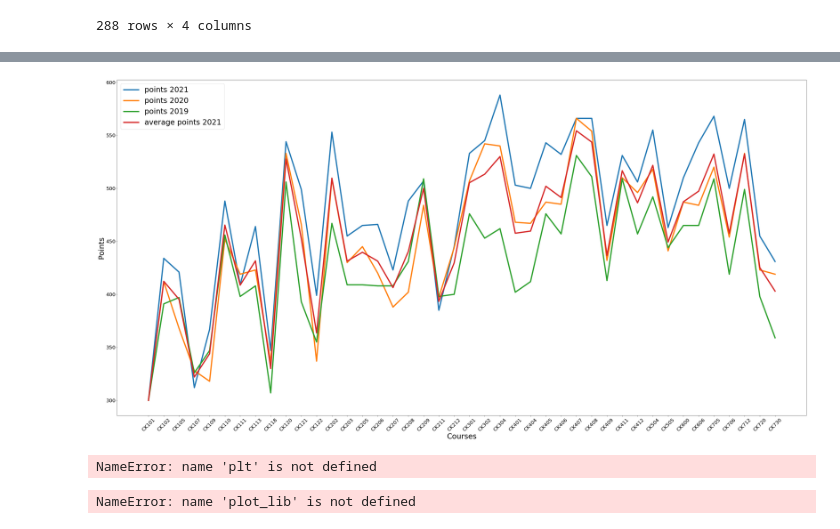
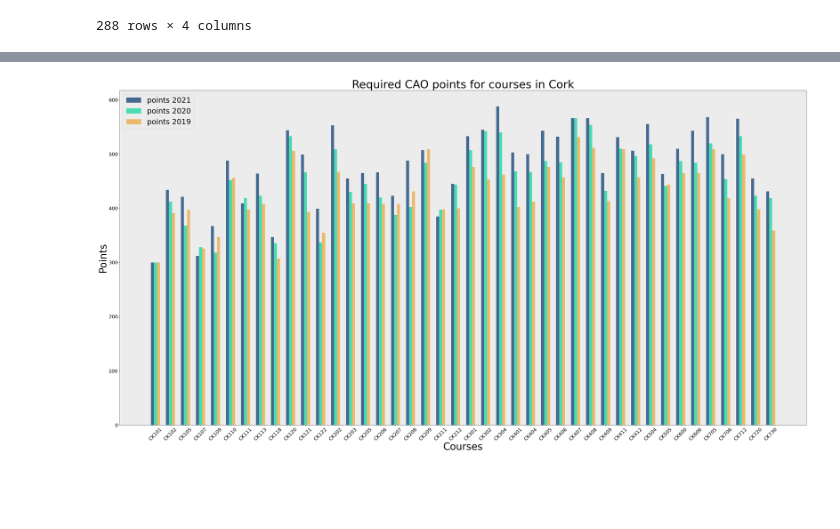
Before and after one commit to Trishmcc/Fundamentals-of-Data-Analytics, a Jupyter notebook: cao-points-analysis.ipynb, the cells around one changed output, grey strips where cells are left out. Cells and saved outputs as stored; diff of their text form; code cells hidden in the pictures; blank space fills up the shorter version.

```diff
--- a/cao-points-analysis.ipynb
+++ b/cao-points-analysis.ipynb
@@ -647,38 +671,29 @@ dublincity_courses = allcourses[allcourses.index.str.match('DC')]
 galway_courses = allcourses[allcourses.index.str.match('GA')]
 trinity_courses = allcourses[allcourses.index.str.match('TR')]
 unicollegedublin_courses = allcourses[allcourses.index.str.match('DN')]
-# %%
-plt.rcParams["figure.figsize"] = (50,25)
-plt.plot(cork_courses['points_r1_2021'], label = "points 2021", linewidth=5)
-plt.plot(cork_courses['points_r1_2020'], label = "points 2020", linewidth=5)
-plt.plot(cork_courses['points_r1_2019'], label = "points 2019", linewidth=5)
-plt.plot(cork_courses[['points_r1_2021','points_r1_2020','points_r1_2019']].mean(axis=1), label = "average points 2021", linewidth=5)
-plt.xlabel("Courses", fontsize=30)
-plt.ylabel("Points", fontsize=30)
-plt.xticks(fontsize=20, rotation=45)
-plt.yticks(fontsize=20)
-plt.legend(fontsize=30)
-plt.show()
-# %% [output]
-[figure, removed]
-# %%
-# Creating the histogram for each variable
-
-plt.plot.figure(figsize=(10,6))
-plt.plot.title("Histogram Plot")
-plt.plot.hist(df2019_r1.points,bins=10, color="blue", label="Histogram Series")
-plt.plot.xlabel("bins")
-plt.plot.ylabel("points")
-plt.plot.legend(loc="best")
-plt.plot.show()
-plt.plot.savefig("points.png")
-# %% [output]
-NameError: name 'plt' is not defined
-# %%
-plot_lib.xlabel("bins")
-plot_lib.ylabel(y_label)
-plot_lib.legend(loc="best")
-plot_lib.show()
-plot_lib.savefig(image_name)
-# %% [output]
-NameError: name 'plot_lib' is not defined
+# %%
+plt.rcParams["figure.figsize"] = (50,25)
+plt.rcParams["figure.facecolor"] = "w"
+plt.rcParams["axes.facecolor"] = "#ececec"
+
+X = cork_courses.index.to_numpy()
+X_axis = np.arange(len(X))
+
+cork_points2021 = cork_courses['points_r1_2021'].to_numpy()
+cork_points2020 = cork_courses['points_r1_2020'].to_numpy()
+cork_points2019 = cork_courses['points_r1_2019'].to_numpy()
+
+plt.bar(X_axis - 0.2, cork_points2021, width=0.2, label = 'points 2021',color="#456990")
+plt.bar(X_axis, cork_points2020, 0.2, label = 'points 2020',color="#49DCB1")
+plt.bar(X_axis + 0.2, cork_points2019, 0.2, label = 'points 2019',color="#EEB86B")
+
+plt.xticks(X_axis, X)
+plt.xlabel("Courses",fontsize=40)
+plt.ylabel("Points",fontsize=40)
+plt.title("Required CAO points for courses in Cork", fontsize=45)
+plt.xticks(fontsize=20, rotation=45)
+plt.yticks(fontsize=20)
+plt.legend(fontsize=30)
+plt.show()
+# %% [output]
+[figure, added]
```
Also changed, not shown: parts of 6 cells of this notebook.
